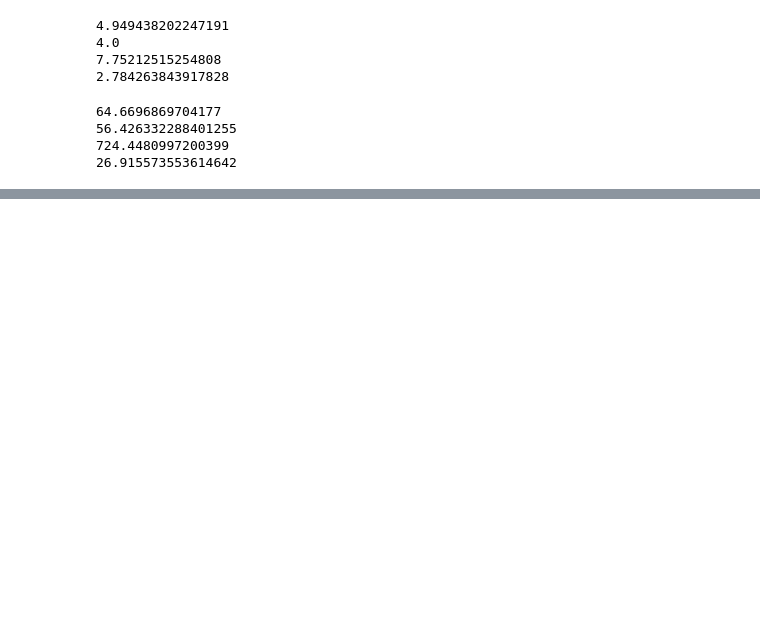
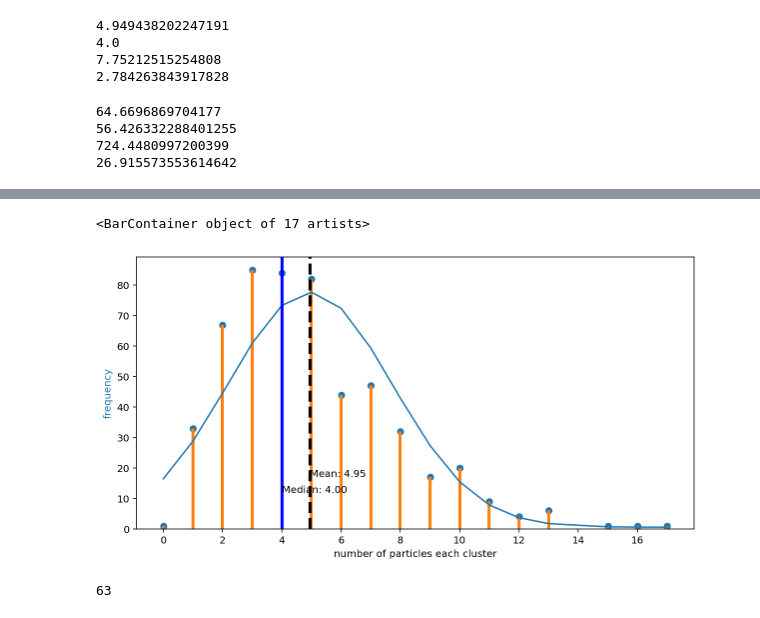
Before and after one commit to baotriet/OIP_FinalProject, a Jupyter notebook: OIP_FinalProject/OIP_FinalProject_Part2.ipynb, the cells around one changed output, grey strips where cells are left out. Cells and saved outputs as stored; diff of their text form; code cells hidden in the pictures; blank space fills up the shorter version.

```diff
--- a/OIP_FinalProject/OIP_FinalProject_Part2.ipynb
+++ b/OIP_FinalProject/OIP_FinalProject_Part2.ipynb
@@ -92,0 +120,12 @@ statistic(diameter_frequency)
+# %%
+f = calc_error(A, B, X1, Y1)
+grad_f = Matrix([f]).jacobian([A, B])
+grad_ff=hessian(f,[A,B]) ## Hessian
+# %%
+X= np.array([[0.1],[0.2]]) ## Intial guess x_n
+xk=X[0][0] ## Intial guess x_n
+yk=X[1][0] ## Intial guess x_n
+print(X[1][0])
+epsilon = 1e-6 # Pick the tolerance
+count = 0 # for the number of iteration
+nMax=30 # maximum number of iteration
@@ -92,0 +134,14 @@ statistic(diameter_frequency)
+# %%
+while count < nMax:
+    count += 1 # count the loop iterations...
+    df = transpose(grad_f.subs({A:xk, B:yk}))
+    dff = grad_ff.subs({A:xk, B:yk})
+    H=np.array([[dff[0,0],dff[0,1]],[dff[1,0],dff[1,1]]])
+    H=H.astype(float)
+    xn=np.array([[xk],[yk]])
+    X=X-np.linalg.inv(H)*df
+    Xn=np.array(X)
+    xk=Xn[0][0]
+    yk=Xn[1][0]
+    #error=np.sqrt((xk-xn[0][0])**2+(yk-xn[1][0])**2)
+    print('Step: %i-- new guess x: %e-- new guess y: %e' %(count,xk,yk))
@@ -92,0 +166,18 @@ statistic(diameter_frequency)
+# %%
+fig, ax = plt.subplots(1, 1, sharex=True, sharey=True, figsize=(10,5))
+ax.scatter(X1, Y1, marker= 'o')
+
+ax.plot(X1,gaussian_func(xk, yk, X1)) #random number
+ax.set_xlabel('number of particles each cluster')
+ax.set_ylabel('frequency', color='tab:blue')
+ax.xaxis.set_major_locator(MaxNLocator(integer=True))
+ax.axvline(np.mean(particles_frequency), color='k', linestyle='--', linewidth=3)
+ax.axvline(np.median(particles_frequency), color='b', linestyle='-', linewidth=3)
+ax.text(np.mean(particles_frequency), np.amax(particles_frequency), 'Mean: {:.2f}'.format(np.mean(particles_frequency)))
+ax.text(np.median(particles_frequency), np.amax(particles_frequency)*0.7, 'Median: {:.2f}'.format(np.median(particles_frequency)))
+
+hist = collections.Counter(particles_frequency)
+ax.bar(hist.keys(),hist.values(),width=0.1)
+# %% [output]
+<BarContainer object of 17 artists>
+[figure, added]
@@ -92,0 +194,12 @@ statistic(diameter_frequency)
+# %%
+std2 = np.std(diameter_frequency)
+mean2 = np.mean(diameter_frequency)
+
+hist2 = collections.Counter(diameter_frequency)
+sorted_hist2 = {i: hist2[i] for i in sorted(hist2)}
+X2 = np.array(list(sorted_hist2.keys()))
+Y2 = np.array(list(sorted_hist2.values()))
+print(len(X2))
+# print(Y2)
+# %% [output]
+63
```
Also changed, not shown: parts of 13 cells of this notebook.
